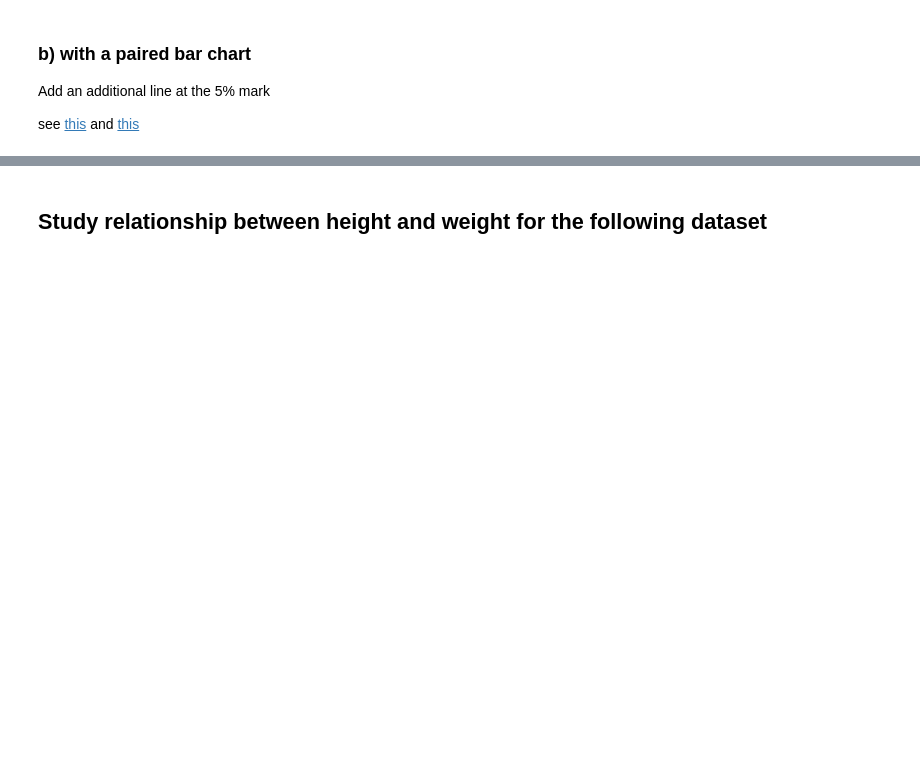
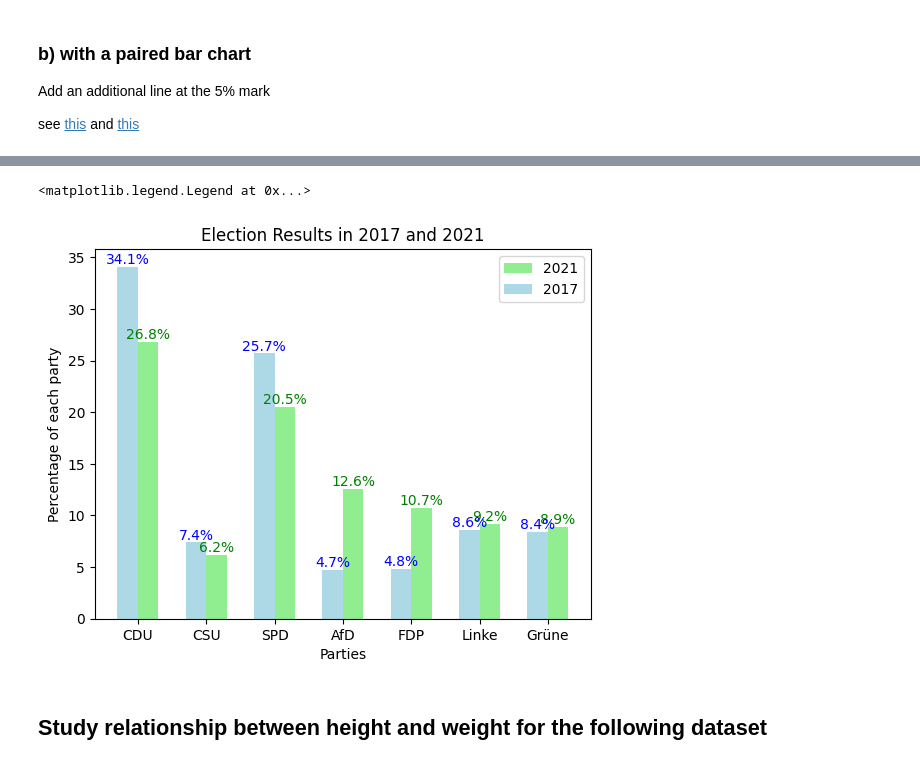
Before and after one commit to andy7622y/myfb, a Jupyter notebook: IS557/1Exercise 06.ipynb, the cells around one changed output, grey strips where cells are left out. Saved outputs shown, nothing was run; the diff lists cells and outputs as text; code cells hidden in the pictures; blank space fills up the shorter version.

```diff
--- a/IS557/1Exercise 06.ipynb
+++ b/IS557/1Exercise 06.ipynb
@@ -39,3 +46,18 @@ plt.bar(parties, results2021)
+# %%
+x = np.arange(len(parties))
+width = 0.3
+ax1 = plt.bar(x + width/2, results2021, width, label = '2021', color = 'lightgreen')
+ax2 = plt.bar(x - width/2, results2017, width, label = '2017', color = 'lightblue')
+plt.bar_label(ax1, fmt = '%.1f%%', label_type='edge', fontsize = 10, color = 'green')
+plt.bar_label(ax2, fmt = '%.1f%%', label_type='edge', fontsize = 10, color = 'blue')
+plt.title('Election Results in 2017 and 2021')
+plt.xticks(x, parties)
+plt.xlabel('Parties')
+plt.ylabel('Percentage of each party')
+plt.legend()
+# %% [output]
+<matplotlib.legend.Legend at 0x...>
+[figure, added]
 # %% [markdown]
 ## Study relationship between height and weight for the following dataset
 # %%
```
Also changed, not shown: parts of 15 cells of this notebook.
